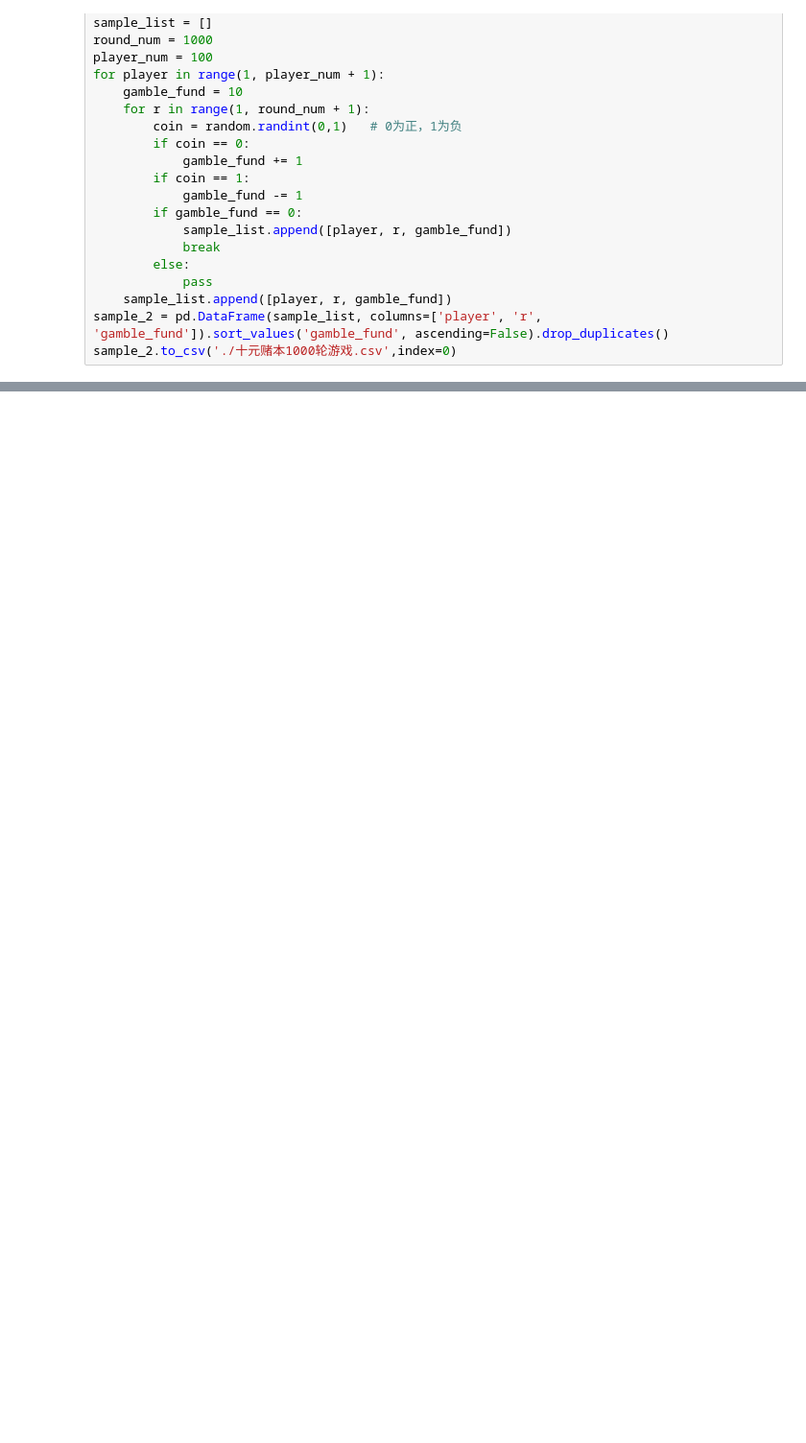
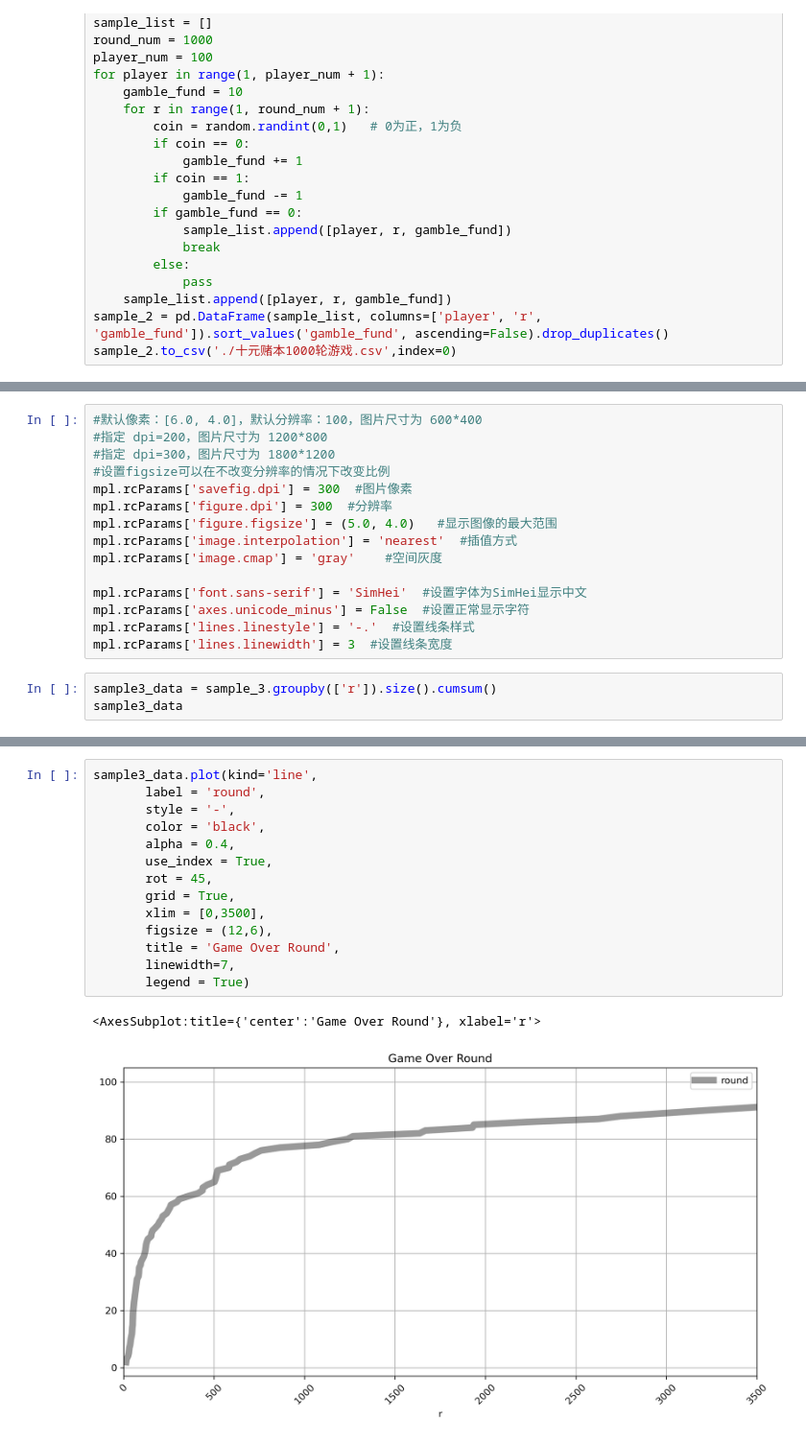
Before and after one commit to elitefrances/gambling-game-simulation, a Jupyter notebook: gambling game.ipynb, the cells around one changed output, grey strips where cells are left out. Shown at 96% size. Drawn from its saved outputs; the diff is of its cells as text; blank space fills up the shorter version.

Commit message:
plot graph

```diff
--- a/gambling game.ipynb
+++ b/gambling game.ipynb
@@ -119,0 +122,18 @@ sample_3.to_csv('./十元赌本无限轮游戏.csv', index = 0)
+# %%
+#默认像素：[6.0, 4.0]，默认分辨率：100，图片尺寸为 600*400
+#指定 dpi=200，图片尺寸为 1200*800
+#指定 dpi=300，图片尺寸为 1800*1200
+#设置figsize可以在不改变分辨率的情况下改变比例
+mpl.rcParams['savefig.dpi'] = 300  #图片像素
+mpl.rcParams['figure.dpi'] = 300  #分辨率
+mpl.rcParams['figure.figsize'] = (5.0, 4.0)   #显示图像的最大范围
+mpl.rcParams['image.interpolation'] = 'nearest'  #插值方式
+mpl.rcParams['image.cmap'] = 'gray'    #空间灰度
+
+mpl.rcParams['font.sans-serif'] = 'SimHei'  #设置字体为SimHei显示中文
+mpl.rcParams['axes.unicode_minus'] = False  #设置正常显示字符
+mpl.rcParams['lines.linestyle'] = '-.'  #设置线条样式
+mpl.rcParams['lines.linewidth'] = 3  #设置线条宽度
+# %%
+sample3_data = sample_3.groupby(['r']).size().cumsum()
+sample3_data
@@ -119,0 +154,17 @@ sample_3.to_csv('./十元赌本无限轮游戏.csv', index = 0)
+# %%
+sample3_data.plot(kind='line',
+       label = 'round',
+       style = '-',
+       color = 'black',
+       alpha = 0.4,
+       use_index = True,
+       rot = 45,
+       grid = True,
+       xlim = [0,3500],
+       figsize = (12,6),
+       title = 'Game Over Round',
+       linewidth=7,
+       legend = True)
+# %% [output]
+<AxesSubplot:title={'center':'Game Over Round'}, xlabel='r'>
+[figure, added]
```
Also changed, not shown: parts of 5 cells of this notebook, 2 other files.
